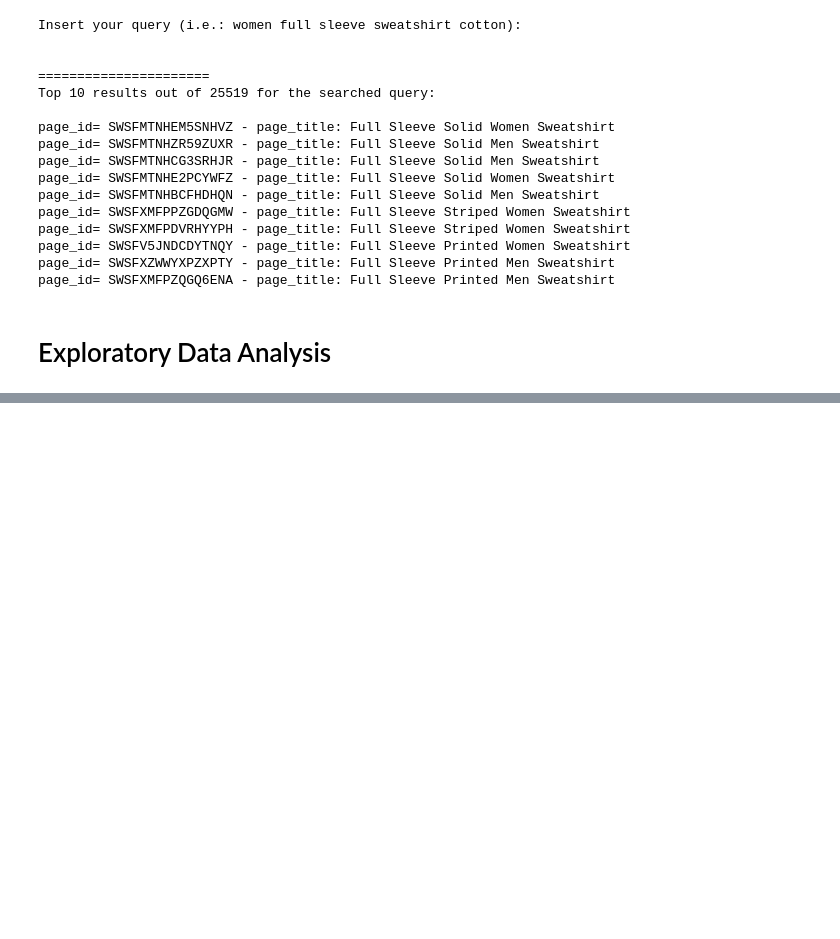
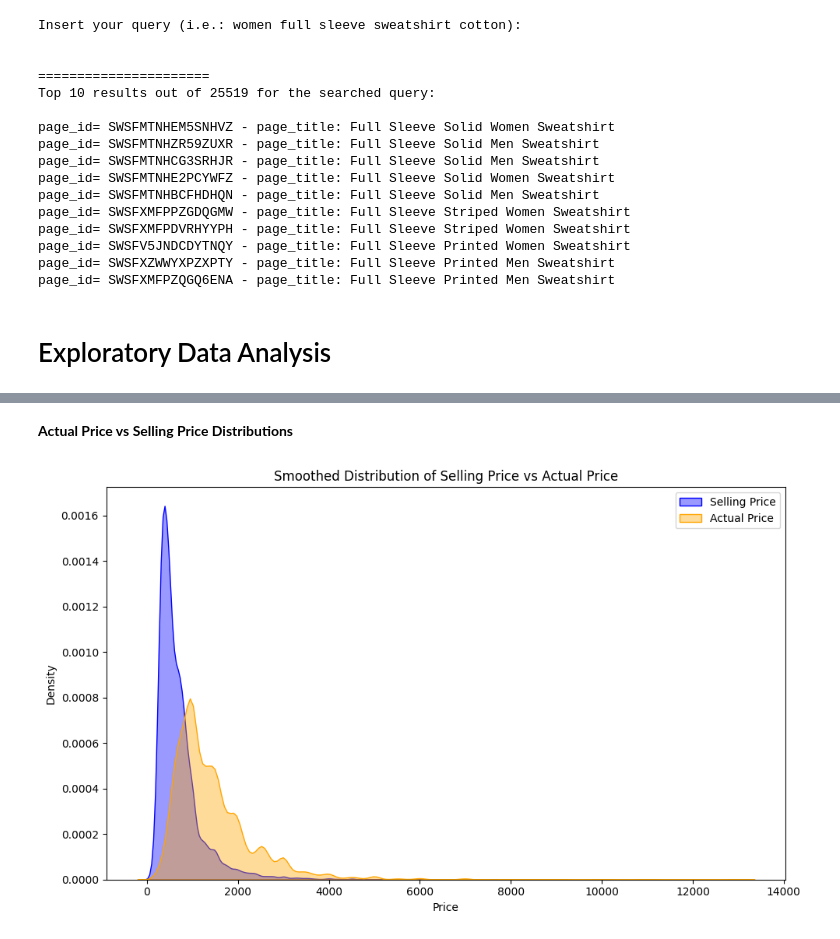
Before and after one commit to PereAhrigones/IRWA-2025, a Jupyter notebook: project_progress/part_1/part1.ipynb, the cells around one changed output, grey strips where cells are left out. Drawn from its saved outputs; the diff is of its cells as text; code cells hidden in the pictures; blank space fills up the shorter version.

```diff
--- a/project_progress/part_1/part1.ipynb
+++ b/project_progress/part_1/part1.ipynb
@@ -124,0 +169,33 @@ Maximum discount percentage: 87.0
+# %% [markdown]
+__Actual Price vs Selling Price Distributions__
+# %%
+import seaborn as sns
+
+selling_prices = [
+    float(doc.selling_price)
+    for doc in docs.values()
+    if getattr(doc, "selling_price", None) is not None
+]
+
+actual_prices = [
+    float(doc.actual_price)
+    for doc in docs.values()
+    if getattr(doc, "actual_price", None) is not None
+]
+
+plt.figure(figsize=(10,6))
+
+# KDE for selling price
+sns.kdeplot(selling_prices, label="Selling Price", color='blue', fill=True, alpha=0.4)
+
+# KDE for actual price
+sns.kdeplot(actual_prices, label="Actual Price", color='orange', fill=True, alpha=0.4)
+
+plt.xlabel("Price")
+plt.ylabel("Density")
+plt.title("Smoothed Distribution of Selling Price vs Actual Price")
+plt.legend()
+plt.tight_layout()
+plt.show()
+# %% [output]
+[figure, added]
```
Also changed, not shown: parts of 20 cells of this notebook, 2 other files.
